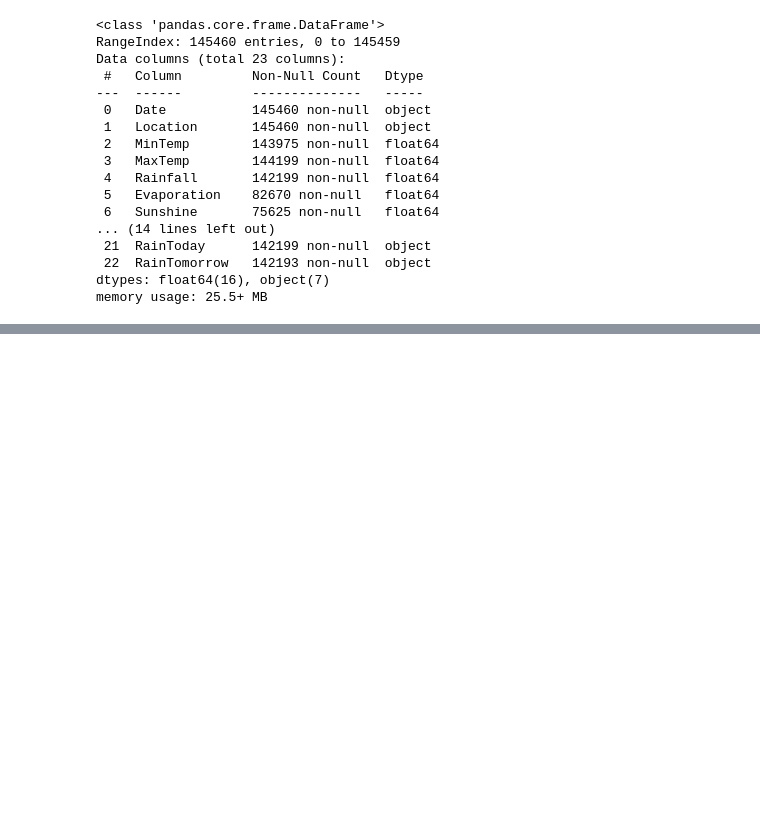
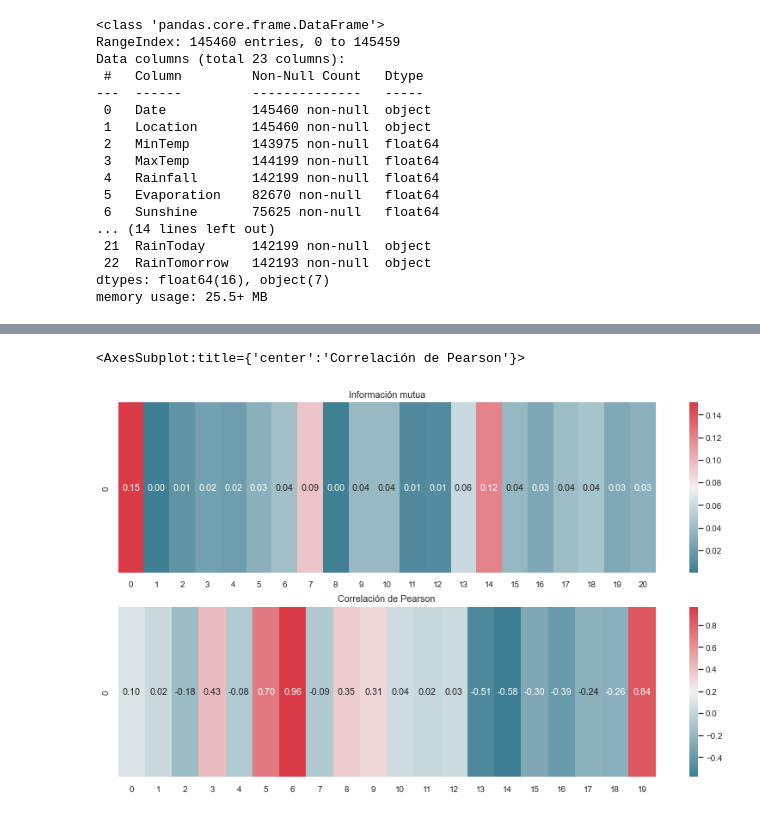
Before and after one commit to ezeguins/analisis_datos_TP, a Jupyter notebook: ColumnsStudy_oks.ipynb, the cells around one changed output, grey strips where cells are left out. Saved outputs shown, nothing was run; the diff lists cells and outputs as text; code cells hidden in the pictures; blank space fills up the shorter version.

```diff
--- a/ColumnsStudy_oks.ipynb
+++ b/ColumnsStudy_oks.ipynb
@@ -310,0 +191,3 @@ ValueError: Input contains NaN, infinity or a value too large for dtype('float64
+# %%
+y_train_=pd.DataFrame(y_train_).rename(columns={0:"RainTomorrow"}).reset_index()
+X_train_=pd.DataFrame(X_train_).reset_index()
@@ -310,0 +429,14 @@ ValueError: Input contains NaN, infinity or a value too large for dtype('float64
+# %%
+#concatenar concervando los nombres de columnas
+MI = mutual_info_regression(X_train_imp_num, y_train)
+fig, ax = plt.subplots(2,1, figsize=(14,8))
+ax[0].set_title('Información mutua')
+sns.heatmap([MI],ax=ax[0],cmap=sns.diverging_palette(220,10,as_cmap=True), annot=True,fmt=".2f")
+#ax[0].set_xticklabels(df_train.columns.values[:-1])
+
+ax[1].set_title('Correlación de Pearson')
+sns.heatmap([r.iloc[-1][:-1]],cmap=sns.diverging_palette(220,10,as_cmap=True),ax=ax[1], annot=True,fmt=".2f")
+#ax[1].set_xticklabels(df_train_num_cat.columns.values[:-1]);
+# %% [output]
+<AxesSubplot:title={'center':'Correlación de Pearson'}>
+[figure, added]
```
Also changed, not shown: parts of 41 cells of this notebook, 1 other file.
